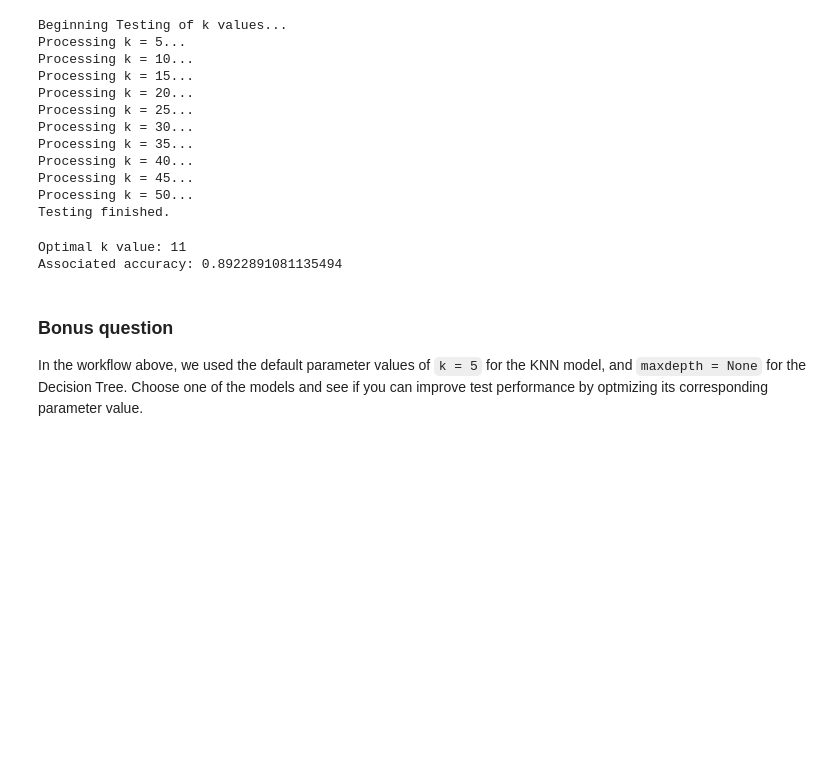
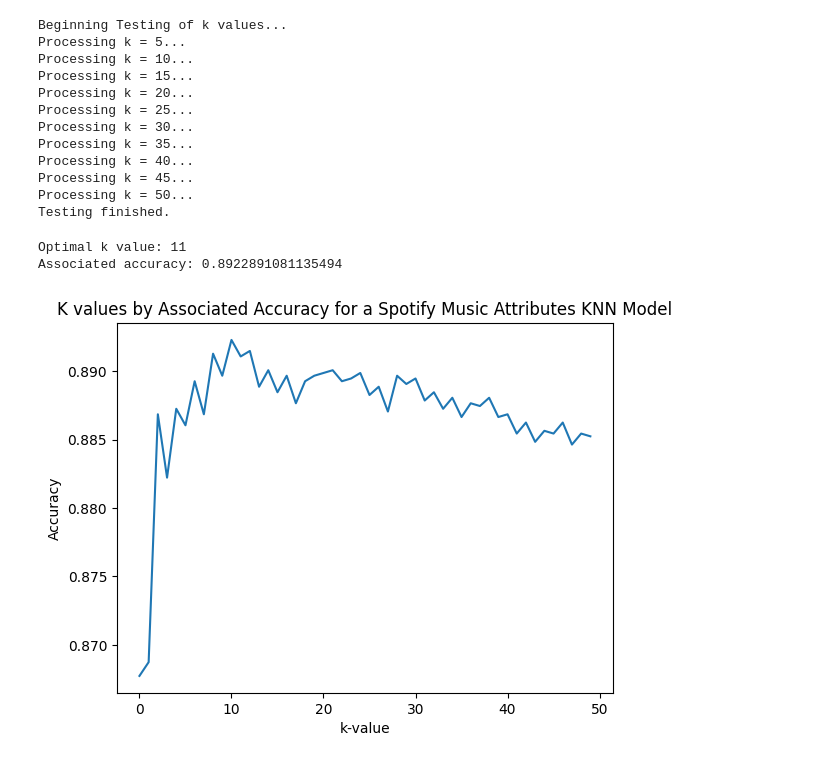
Before and after one commit to silkieMoth/EDS232-labs, a Jupyter notebook: Week4/lab4-spotify.ipynb, the cells around one changed output. Saved outputs shown, nothing was run; the diff lists cells and outputs as text; code cells hidden in the pictures; blank space fills up the shorter version.

```diff
--- a/Week4/lab4-spotify.ipynb
+++ b/Week4/lab4-spotify.ipynb
@@ -323,7 +325,16 @@ for k in k_accuracies:
 # %% [output]
 Optimal k value: 11
 Associated accuracy: 0.8922891081135494
-# %% [markdown]
-### Bonus question
-
-In the workflow above, we used the default parameter values of `k = 5` for the KNN model, and `maxdepth = None` for the Decision Tree.  Choose one of the models and see if you can improve test performance by optmizing its corresponding parameter value.
+# %%
+# create k-value figure
+plt.figure()
+
+plt.plot(k_accuracies)
+
+plt.ylabel('Accuracy')
+plt.xlabel('k-value')
+plt.title('K values by Associated Accuracy for a Spotify Music Attributes KNN Model')
+
+plt.show()
+# %% [output]
+[figure, added]
```
Also changed, not shown: parts of 2 cells of this notebook.
